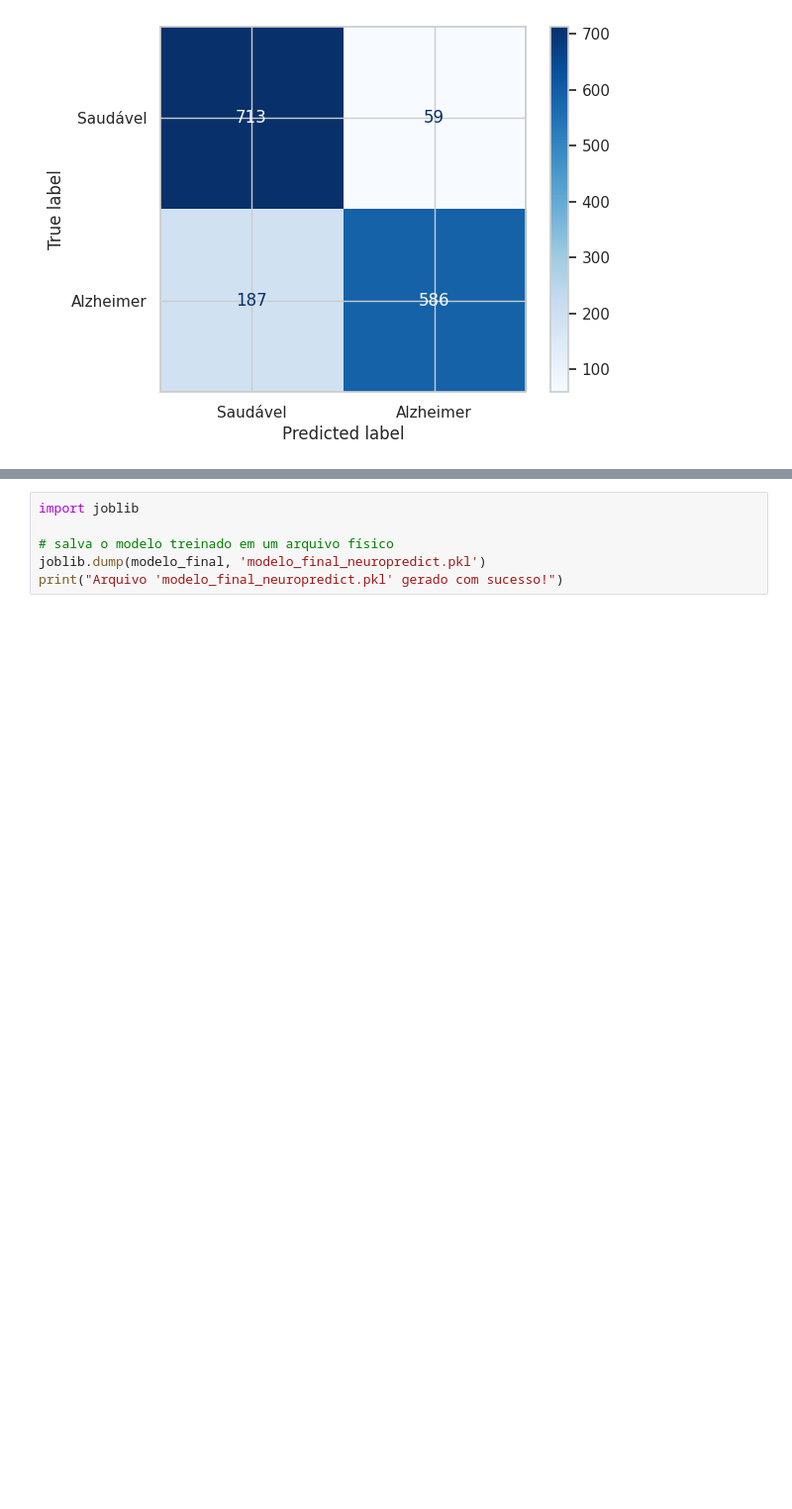
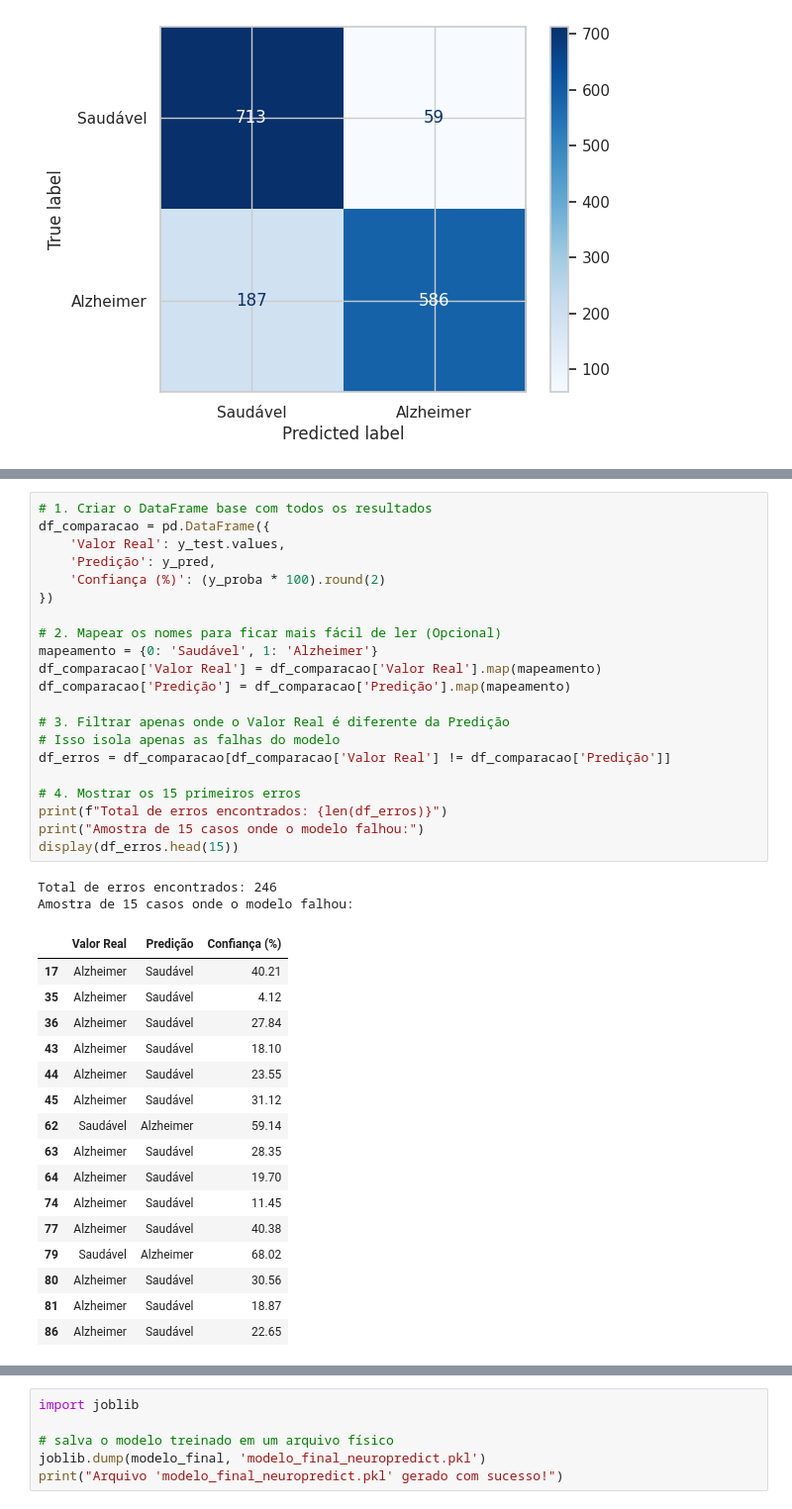
Before and after one commit to debahferreira/neuropredict-ml, a Jupyter notebook: notebooks/04_exploracao.ipynb, the cells around one changed output, grey strips where cells are left out. Shown at 99% size. Drawn from its saved outputs; the diff is of its cells as text; blank space fills up the shorter version.

Commit message:
Feat: criando tabelas de resultados

```diff
--- a/notebooks/04_exploracao.ipynb
+++ b/notebooks/04_exploracao.ipynb
@@ -268,0 +304,40 @@ weighted avg       0.85      0.84      0.84      1545
+# %%
+# 1. Criar o DataFrame base com todos os resultados
+df_comparacao = pd.DataFrame({
+    'Valor Real': y_test.values,
+    'Predição': y_pred,
+    'Confiança (%)': (y_proba * 100).round(2)
+})
+
+# 2. Mapear os nomes para ficar mais fácil de ler (Opcional)
+mapeamento = {0: 'Saudável', 1: 'Alzheimer'}
+df_comparacao['Valor Real'] = df_comparacao['Valor Real'].map(mapeamento)
+df_comparacao['Predição'] = df_comparacao['Predição'].map(mapeamento)
+
+# 3. Filtrar apenas onde o Valor Real é diferente da Predição
+# Isso isola apenas as falhas do modelo
+df_erros = df_comparacao[df_comparacao['Valor Real'] != df_comparacao['Predição']]
+
+# 4. Mostrar os 15 primeiros erros
+print(f"Total de erros encontrados: {len(df_erros)}")
+print("Amostra de 15 casos onde o modelo falhou:")
+display(df_erros.head(15))
+# %% [output]
+Total de erros encontrados: 246
+Amostra de 15 casos onde o modelo falhou:
+|  | Valor Real | Predição | Confiança (%) |
+| 17 | Alzheimer | Saudável | 40.21 |
+| 35 | Alzheimer | Saudável | 4.12 |
+| 36 | Alzheimer | Saudável | 27.84 |
+| 43 | Alzheimer | Saudável | 18.10 |
+| 44 | Alzheimer | Saudável | 23.55 |
+| 45 | Alzheimer | Saudável | 31.12 |
+| 62 | Saudável | Alzheimer | 59.14 |
+| 63 | Alzheimer | Saudável | 28.35 |
+| 64 | Alzheimer | Saudável | 19.70 |
+| 74 | Alzheimer | Saudável | 11.45 |
+| 77 | Alzheimer | Saudável | 40.38 |
+| 79 | Saudável | Alzheimer | 68.02 |
+| 80 | Alzheimer | Saudável | 30.56 |
+| 81 | Alzheimer | Saudável | 18.87 |
+| 86 | Alzheimer | Saudável | 22.65 |
```
Also changed, not shown: parts of 2 cells of this notebook.
